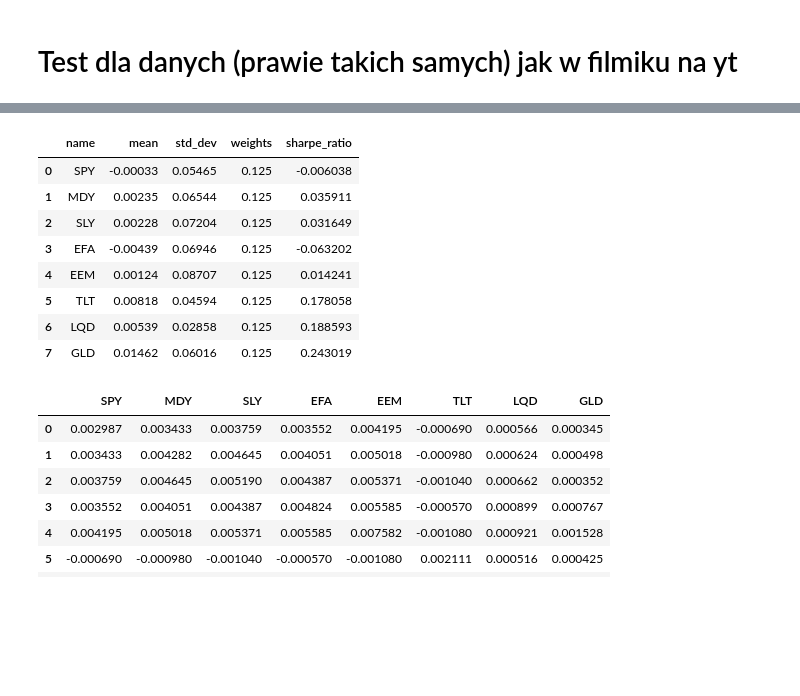
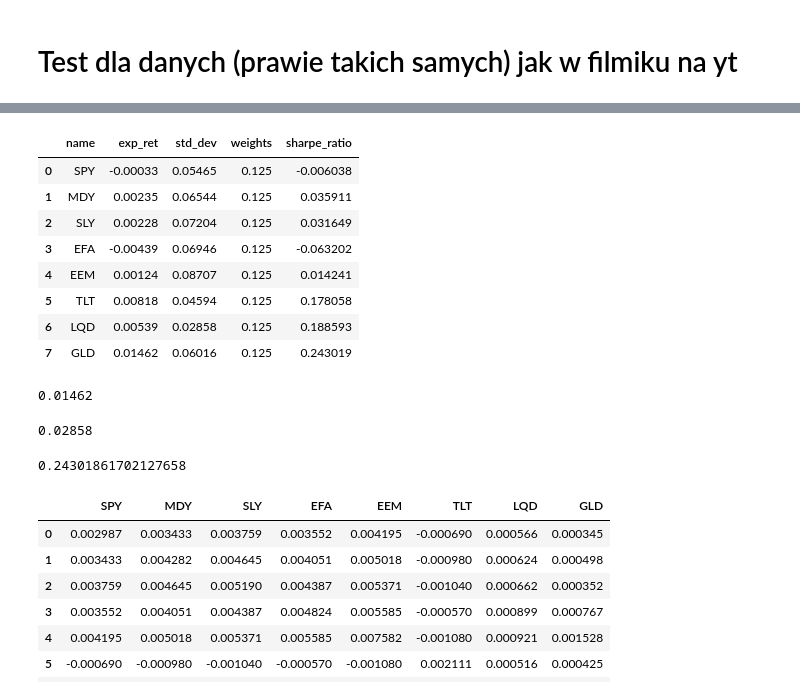
Before and after one commit to magdabiadala/portfolio_optimalization, a Jupyter notebook: optymalizacja_portfolia.ipynb, the cells around one changed output, grey strips where cells are left out. Cells and saved outputs as stored; diff of their text form; code cells hidden in the pictures; blank space fills up the shorter version.

Commit message:
dzialajaca optymalizacja dla danych jak w filmie na yt

```diff
--- a/optymalizacja_portfolia.ipynb
+++ b/optymalizacja_portfolia.ipynb
@@ -166,10 +169,11 @@ portfolio
 | 7 | GLD | 0.01462 | 0.06016 | 0.125 |
 # %%
 # licze sharpe ratio
-portfolio['sharpe_ratio'] = portfolio['mean'] / portfolio['std_dev']
+# to jest tabelka dokładnie taka jak w filmie
+portfolio['sharpe_ratio'] = portfolio['exp_ret'] / portfolio['std_dev']
 portfolio
 # %% [output]
-|  | name | mean | std_dev | weights | sharpe_ratio |
+|  | name | exp_ret | std_dev | weights | sharpe_ratio |
 | 0 | SPY | -0.00033 | 0.05465 | 0.125 | -0.006038 |
 | 1 | MDY | 0.00235 | 0.06544 | 0.125 | 0.035911 |
 | 2 | SLY | 0.00228 | 0.07204 | 0.125 | 0.031649 |
@@ -178,4 +182,20 @@ portfolio
 | 5 | TLT | 0.00818 | 0.04594 | 0.125 | 0.178058 |
 | 6 | LQD | 0.00539 | 0.02858 | 0.125 | 0.188593 |
 | 7 | GLD | 0.01462 | 0.06016 | 0.125 | 0.243019 |
+# %%
+# 3 wartości których potrzebuję potem w solverze
+maximum_expected_return = max(portfolio['exp_ret'])
+maximum_expected_return
+# %% [output]
+0.01462
+# %%
+minimum_standard_deviation = min(portfolio['std_dev'])
+minimum_standard_deviation
+# %% [output]
+0.02858
+# %%
+maximum_sharpe_ratio = max(portfolio['sharpe_ratio'])
+maximum_sharpe_ratio
+# %% [output]
+0.24301861702127658
 # %%
```
Also changed, not shown: parts of 28 cells of this notebook, 1 other file.
